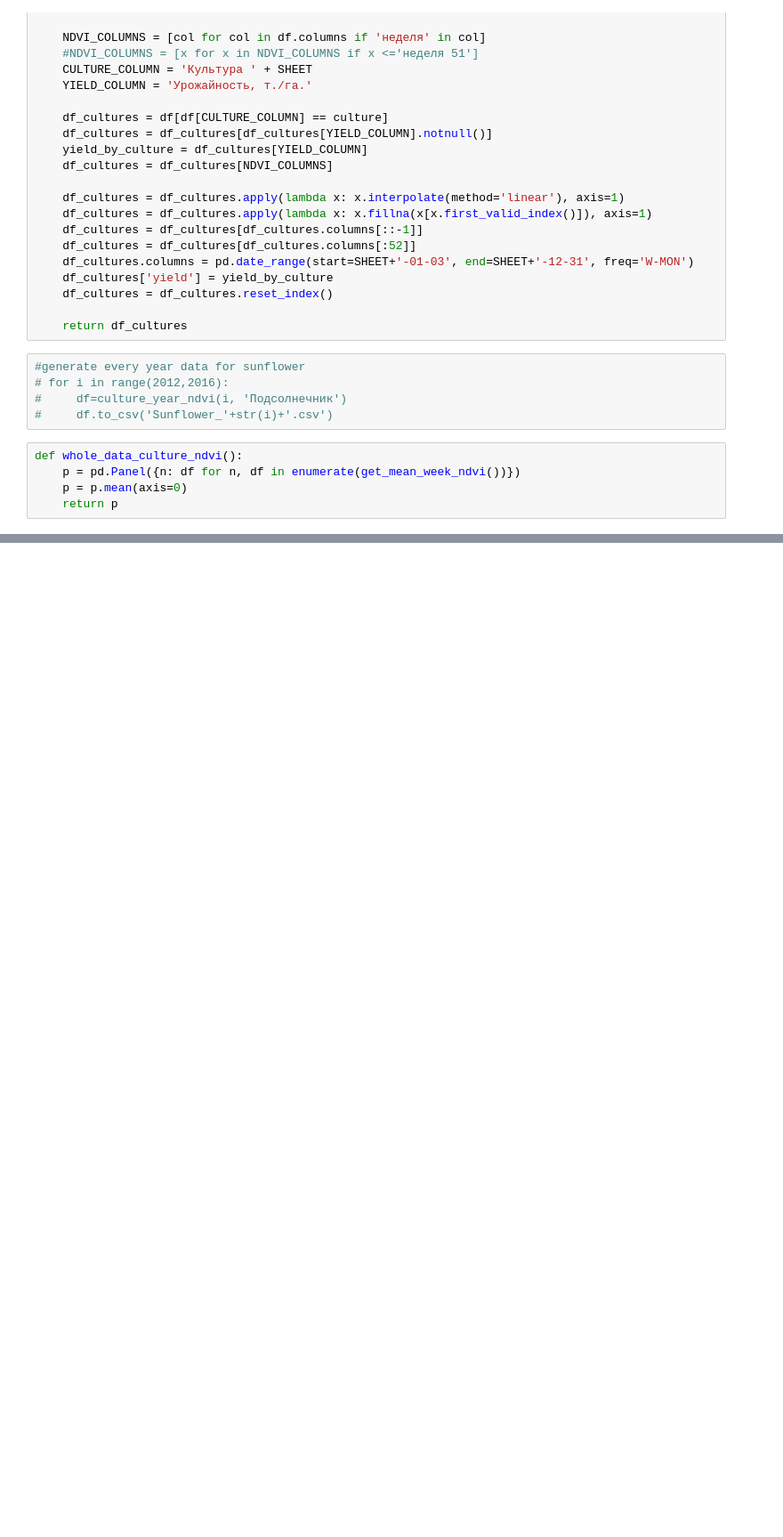
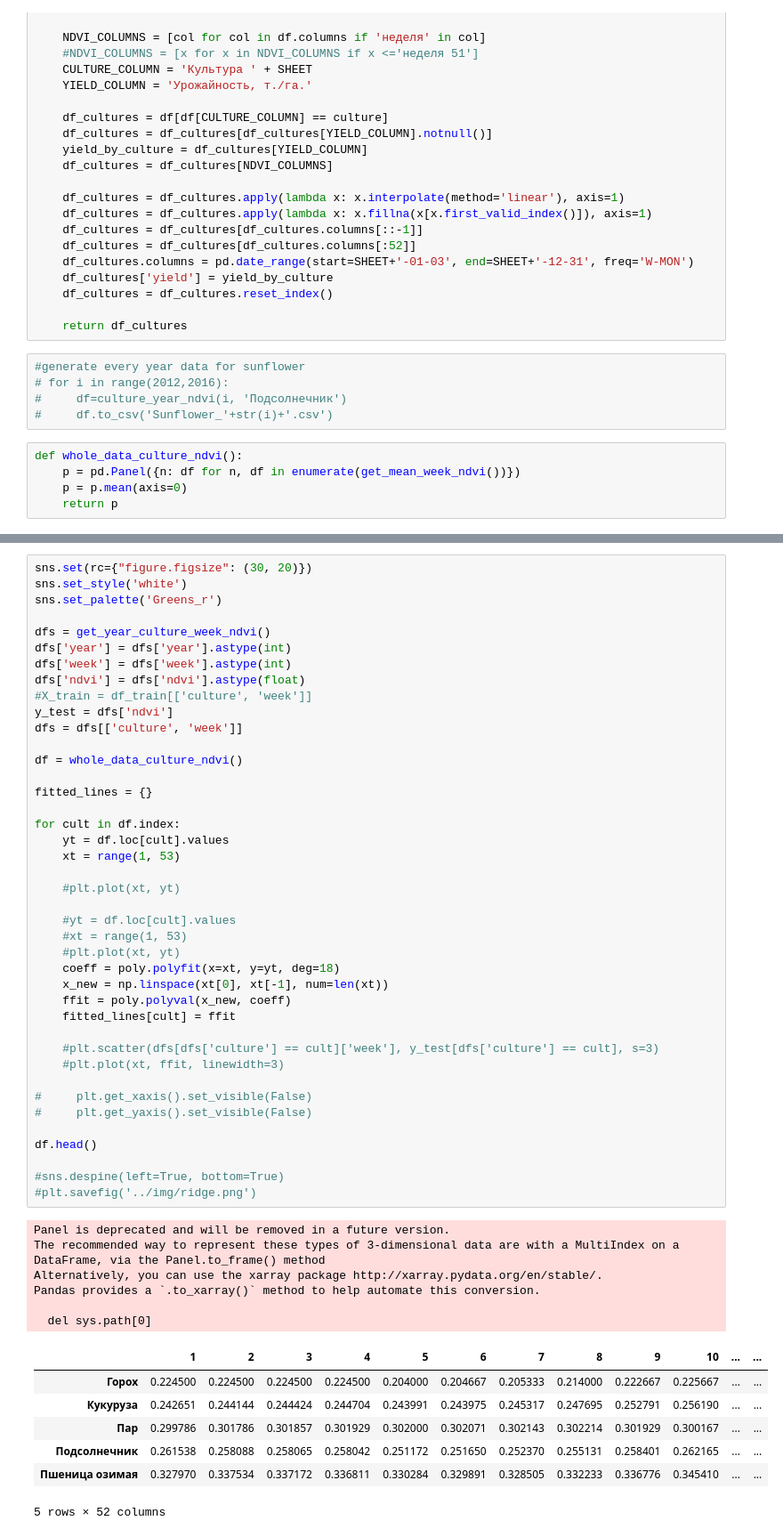
Before and after one commit to DFS-UCU/UkrainianAgriculture, a Jupyter notebook: notebooks/NDVI_normalized.ipynb, the cells around one changed output, grey strips where cells are left out. Shown: that part at 89% size. Drawn from its saved outputs; the diff is of its cells as text; blank space fills up the shorter version.

```diff
--- a/notebooks/NDVI_normalized.ipynb
+++ b/notebooks/NDVI_normalized.ipynb
@@ -143,0 +244,55 @@ Pandas provides a `.to_xarray()` method to help automate this conversion.
+# %%
+sns.set(rc={"figure.figsize": (30, 20)})
+sns.set_style('white')
+sns.set_palette('Greens_r')
+
+dfs = get_year_culture_week_ndvi()
+dfs['year'] = dfs['year'].astype(int)
+dfs['week'] = dfs['week'].astype(int)
+dfs['ndvi'] = dfs['ndvi'].astype(float)
+#X_train = df_train[['culture', 'week']]
+y_test = dfs['ndvi']
+dfs = dfs[['culture', 'week']]
+
+df = whole_data_culture_ndvi()
+
+fitted_lines = {}
+
+for cult in df.index:
+    yt = df.loc[cult].values
+    xt = range(1, 53)
+
+    #plt.plot(xt, yt)
+
+    #yt = df.loc[cult].values
+    #xt = range(1, 53)
+    #plt.plot(xt, yt)
+    coeff = poly.polyfit(x=xt, y=yt, deg=18)
+    x_new = np.linspace(xt[0], xt[-1], num=len(xt))
+    ffit = poly.polyval(x_new, coeff)
+    fitted_lines[cult] = ffit
+
+    #plt.scatter(dfs[dfs['culture'] == cult]['week'], y_test[dfs['culture'] == cult], s=3)
+    #plt.plot(xt, ffit, linewidth=3)
+
+#     plt.get_xaxis().set_visible(False)
+#     plt.get_yaxis().set_visible(False)
+
+df.head()
+
+#sns.despine(left=True, bottom=True)
+#plt.savefig('../img/ridge.png')
+# %% [output]
+Panel is deprecated and will be removed in a future version.
+The recommended way to represent these types of 3-dimensional data are with a MultiIndex on a DataFrame, via the Panel.to_frame() method
+Alternatively, you can use the xarray package http://xarray.pydata.org/en/stable/.
+Pandas provides a `.to_xarray()` method to help automate this conversion.
+
+  del sys.path[0]
+|  | 1 | 2 | 3 | 4 | 5 | 6 | 7 | 8 | 9 | 10 | ... | ... |
+| Горох | 0.224500 | 0.224500 | 0.224500 | 0.224500 | 0.204000 | 0.204667 | 0.205333 | 0.214000 | 0.222667 | 0.225667 | ... | ... |
+| Кукуруза | 0.242651 | 0.244144 | 0.244424 | 0.244704 | 0.243991 | 0.243975 | 0.245317 | 0.247695 | 0.252791 | 0.256190 | ... | ... |
+| Пар | 0.299786 | 0.301786 | 0.301857 | 0.301929 | 0.302000 | 0.302071 | 0.302143 | 0.302214 | 0.301929 | 0.300167 | ... | ... |
+| Подсолнечник | 0.261538 | 0.258088 | 0.258065 | 0.258042 | 0.251172 | 0.251650 | 0.252370 | 0.255131 | 0.258401 | 0.262165 | ... | ... |
+| Пшеница озимая | 0.327970 | 0.337534 | 0.337172 | 0.336811 | 0.330284 | 0.329891 | 0.328505 | 0.332233 | 0.336776 | 0.345410 | ... | ... |
+5 rows × 52 columns
```
Also changed, not shown: parts of 9 cells of this notebook, 1 other file.
